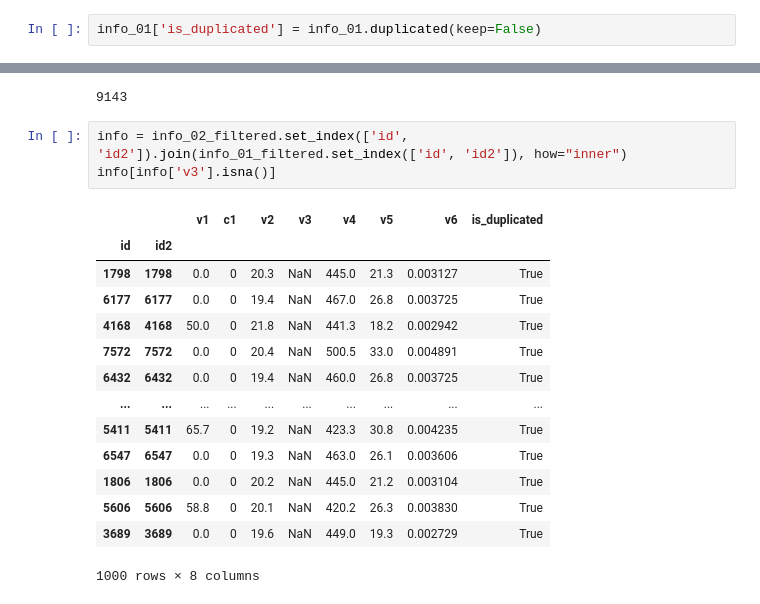
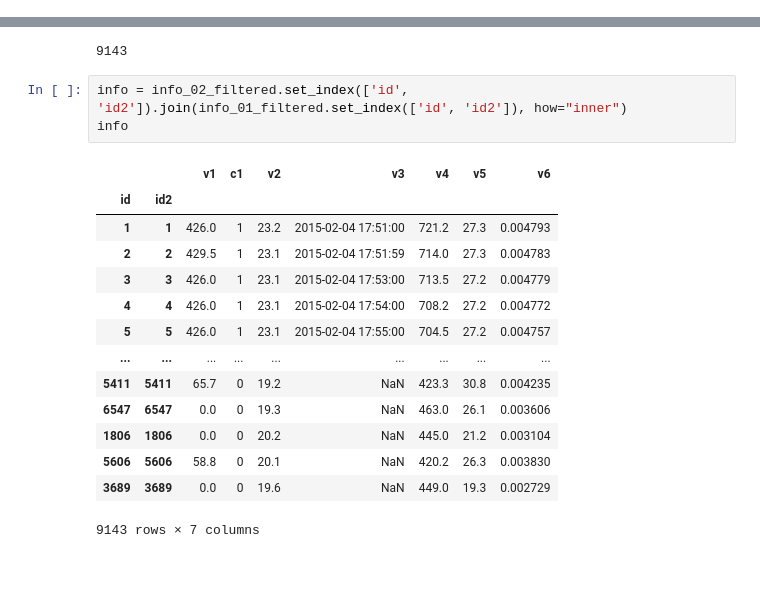
Before and after one commit to sergfer26/ETL-Data-Science-Test, a Jupyter notebook: data_science/notebook/clustering.ipynb, the cells around one changed output, grey strips where cells are left out. Cells and saved outputs as stored; diff of their text form; blank space fills up the shorter version.

```diff
--- a/data_science/notebook/clustering.ipynb
+++ b/data_science/notebook/clustering.ipynb
@@ -37,2 +34,0 @@ array([   1,    2,    3, ..., 8141, 8142, 8143], shape=(8143,))
-# %%
-info_01['is_duplicated'] = info_01.duplicated(keep=False)
@@ -92,19 +75,19 @@ len(info_02_filtered)
 9143
 # %%
 info = info_02_filtered.set_index(['id', 'id2']).join(info_01_filtered.set_index(['id', 'id2']), how="inner")
-info[info['v3'].isna()]
+info
 # %% [output]
-|  |  | v1 | c1 | v2 | v3 | v4 | v5 | v6 | is_duplicated |
-| id | id2 |  |  |  |  |  |  |  |  |
-| 1798 | 1798 | 0.0 | 0 | 20.3 | NaN | 445.0 | 21.3 | 0.003127 | True |
-| 6177 | 6177 | 0.0 | 0 | 19.4 | NaN | 467.0 | 26.8 | 0.003725 | True |
-| 4168 | 4168 | 50.0 | 0 | 21.8 | NaN | 441.3 | 18.2 | 0.002942 | True |
-| 7572 | 7572 | 0.0 | 0 | 20.4 | NaN | 500.5 | 33.0 | 0.004891 | True |
-| 6432 | 6432 | 0.0 | 0 | 19.4 | NaN | 460.0 | 26.8 | 0.003725 | True |
-| ... | ... | ... | ... | ... | ... | ... | ... | ... | ... |
-| 5411 | 5411 | 65.7 | 0 | 19.2 | NaN | 423.3 | 30.8 | 0.004235 | True |
-| 6547 | 6547 | 0.0 | 0 | 19.3 | NaN | 463.0 | 26.1 | 0.003606 | True |
-| 1806 | 1806 | 0.0 | 0 | 20.2 | NaN | 445.0 | 21.2 | 0.003104 | True |
-| 5606 | 5606 | 58.8 | 0 | 20.1 | NaN | 420.2 | 26.3 | 0.003830 | True |
-| 3689 | 3689 | 0.0 | 0 | 19.6 | NaN | 449.0 | 19.3 | 0.002729 | True |
+|  |  | v1 | c1 | v2 | v3 | v4 | v5 | v6 |
+| id | id2 |  |  |  |  |  |  |  |
+| 1 | 1 | 426.0 | 1 | 23.2 | 2015-02-04 17:51:00 | 721.2 | 27.3 | 0.004793 |
+| 2 | 2 | 429.5 | 1 | 23.1 | 2015-02-04 17:51:59 | 714.0 | 27.3 | 0.004783 |
+| 3 | 3 | 426.0 | 1 | 23.1 | 2015-02-04 17:53:00 | 713.5 | 27.2 | 0.004779 |
+| 4 | 4 | 426.0 | 1 | 23.1 | 2015-02-04 17:54:00 | 708.2 | 27.2 | 0.004772 |
+| 5 | 5 | 426.0 | 1 | 23.1 | 2015-02-04 17:55:00 | 704.5 | 27.2 | 0.004757 |
+| ... | ... | ... | ... | ... | ... | ... | ... | ... |
+| 5411 | 5411 | 65.7 | 0 | 19.2 | NaN | 423.3 | 30.8 | 0.004235 |
+| 6547 | 6547 | 0.0 | 0 | 19.3 | NaN | 463.0 | 26.1 | 0.003606 |
+| 1806 | 1806 | 0.0 | 0 | 20.2 | NaN | 445.0 | 21.2 | 0.003104 |
+| 5606 | 5606 | 58.8 | 0 | 20.1 | NaN | 420.2 | 26.3 | 0.003830 |
+| 3689 | 3689 | 0.0 | 0 | 19.6 | NaN | 449.0 | 19.3 | 0.002729 |
-1000 rows × 8 columns
+9143 rows × 7 columns
```
Also changed, not shown: parts of 46 cells of this notebook.
